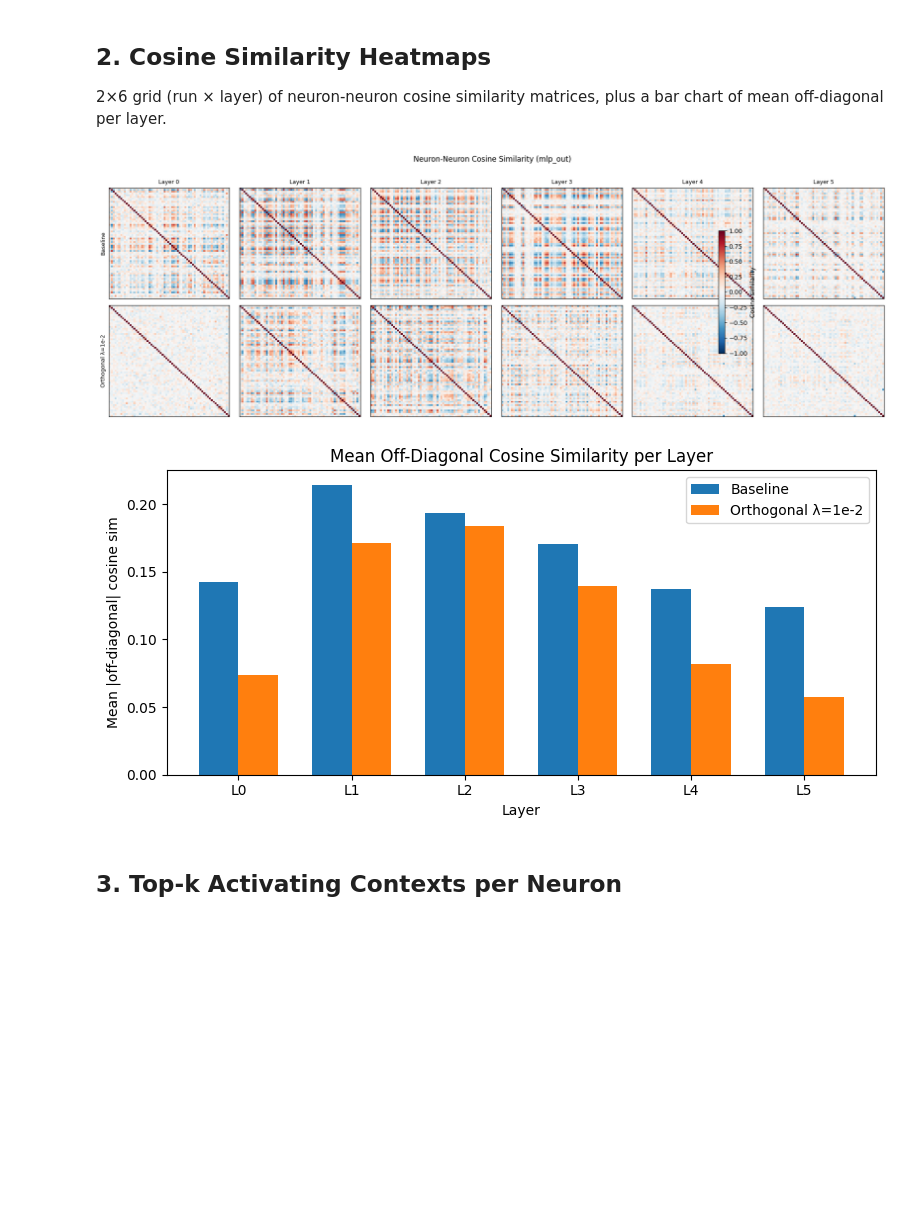
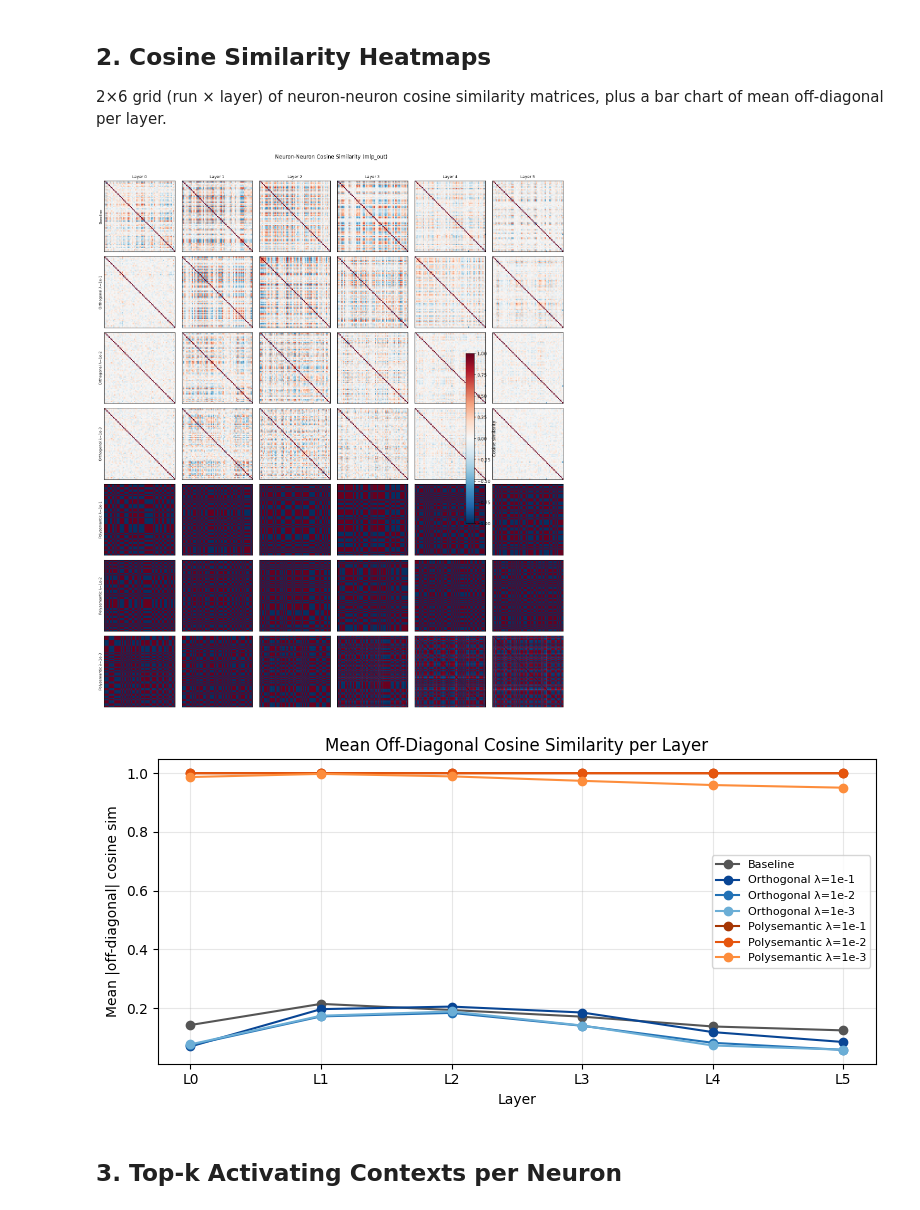
Before and after one commit to hiskuDN/training-time-interpretability, a Jupyter notebook: notebooks/evaluation.ipynb, the cells around one changed output. Saved outputs shown, nothing was run; the diff lists cells and outputs as text; code cells hidden in the pictures; blank space fills up the shorter version.

```diff
--- a/notebooks/evaluation.ipynb
+++ b/notebooks/evaluation.ipynb
@@ -60,7 +87,7 @@ Setup complete.
 ## 1. Perplexity
 # %%
 rows = []
-for run_name in RUN_NAMES:
+for run_name in AVAILABLE_RUNS:
     data = load_json(run_name, "perplexity.json")
     rows.append({
         "Run": RUN_LABELS[run_name],
@@ -85,11 +117,10 @@ display(df_ppl)
 sim_data = {}
 mean_off_diag_data = {}
 
-for run_name in RUN_NAMES:
+for run_name in AVAILABLE_RUNS:
     npz = load_npz(run_name, "cosine_sim_heatmaps.npz")
     sim_data[run_name] = {int(k.split("_")[1]): npz[k] for k in npz.files}
 
-    # Compute mean off-diagonal per layer
     mods = {}
     for layer_idx, mat in sim_data[run_name].items():
         D = mat.shape[0]
@@ -98,58 +129,57 @@ for run_name in RUN_NAMES:
     mean_off_diag_data[run_name] = mods
 
 
-# --- 2×6 heatmap grid ---
+# --- Grid: runs × layers ---
+n_runs = len(AVAILABLE_RUNS)
 fig, axes = plt.subplots(
-    len(RUN_NAMES), N_LAYERS,
-    figsize=(N_LAYERS * 3, len(RUN_NAMES) * 3),
+    n_runs, N_LAYERS,
+    figsize=(N_LAYERS * 2.5, n_runs * 2.5),
     squeeze=False,
 )
 
-for row_idx, run_name in enumerate(RUN_NAMES):
+for row_idx, run_name in enumerate(AVAILABLE_RUNS):
     for col_idx in range(N_LAYERS):
         ax = axes[row_idx][col_idx]
         if col_idx not in sim_data[run_name]:
             ax.axis("off")
             continue
         mat = sim_data[run_name][col_idx]
-        # Subsample for display if d_model is large
         D = mat.shape[0]
         step = max(1, D // 64)
         mat_small = mat[::step, ::step]
         im = ax.imshow(mat_small, vmin=-1, vmax=1, cmap="RdBu_r", aspect="auto")
         if col_idx == 0:
-            ax.set_ylabel(RUN_LABELS[run_name], fontsize=9)
+            ax.set_ylabel(RUN_LABELS[run_name], fontsize=8)
         if row_idx == 0:
             ax.set_title(f"Layer {col_idx}", fontsize=9)
         ax.set_xticks([])
         ax.set_yticks([])
 
 fig.suptitle("Neuron-Neuron Cosine Similarity (mlp_out)", fontsize=12, y=1.01)
-plt.colorbar(im, ax=axes, shrink=0.6, label="Cosine similarity")
+plt.colorbar(im, ax=axes, shrink=0.4, label="Cosine similarity")
 plt.tight_layout()
 plt.show()
 
 
-# --- Bar chart: mean off-diagonal per layer ---
+# --- Line chart: mean off-diagonal per layer ---
 fig, ax = plt.subplots(figsize=(8, 4))
-x = np.arange(N_LAYERS)
-width = 0.35
-
-for i, run_name in enumerate(RUN_NAMES):
+for run_name in AVAILABLE_RUNS:
     vals = [mean_off_diag_data[run_name].get(l, 0) for l in range(N_LAYERS)]
-    ax.bar(x + i * width, vals, width, label=RUN_LABELS[run_name])
+    ax.plot(range(N_LAYERS), vals, marker="o", label=RUN_LABELS[run_name],
+            color=RUN_COLORS[run_name])
 
 ax.set_xlabel("Layer")
 ax.set_ylabel("Mean |off-diagonal| cosine sim")
 ax.set_title("Mean Off-Diagonal Cosine Similarity per Layer")
-ax.set_xticks(x + width / 2)
+ax.set_xticks(range(N_LAYERS))
 ax.set_xticklabels([f"L{i}" for i in range(N_LAYERS)])
-ax.legend()
+ax.legend(fontsize=8)
+ax.grid(alpha=0.3)
 plt.tight_layout()
 plt.show()
 # %% [output]
-[figure, old version]
+[figure, new version]
-[figure, old version]
+[figure, new version]
 # %% [markdown]
 ## 3. Top-k Activating Contexts per Neuron
 # %%
```
Also changed, not shown: parts of 9 cells of this notebook.
